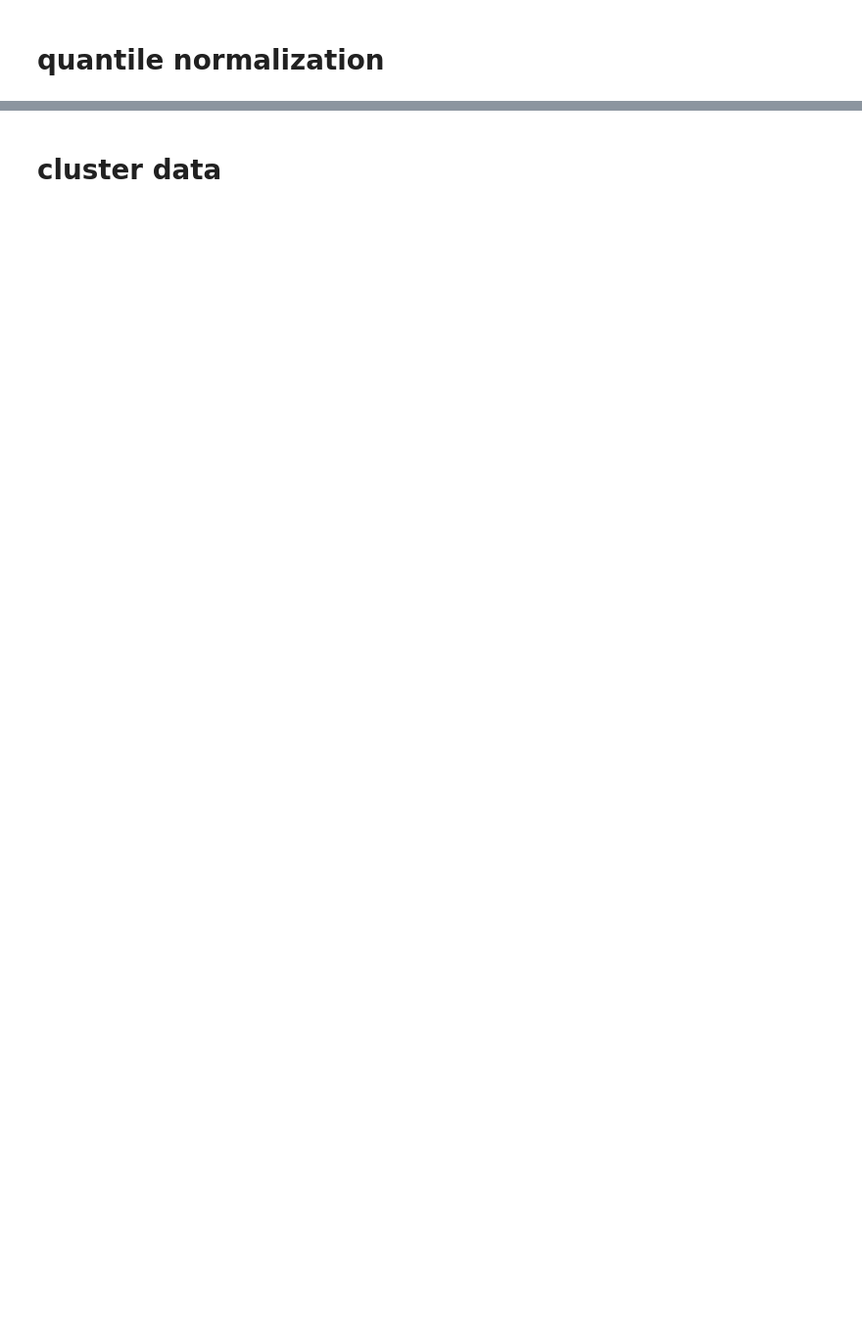
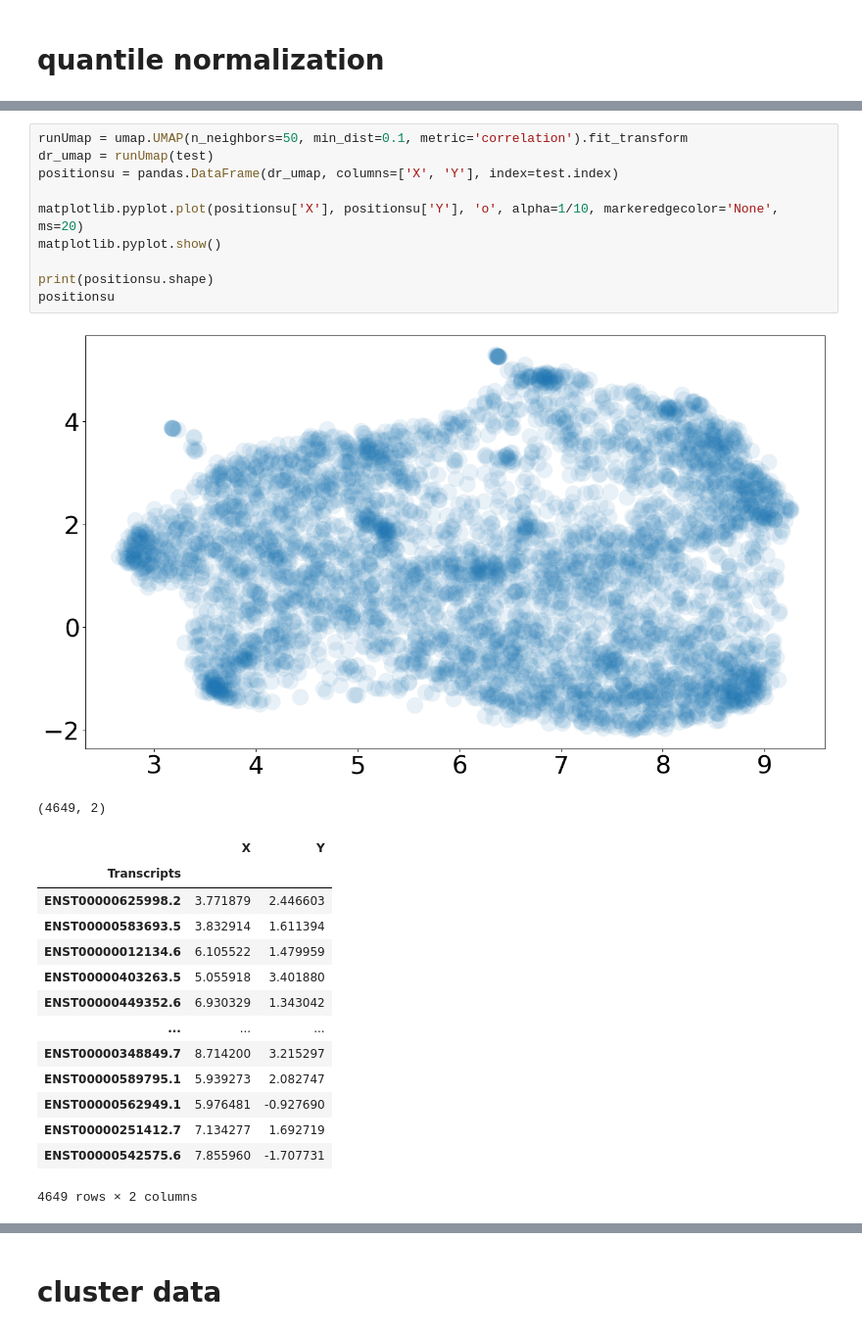
Before and after one commit to adelomana/education, a Jupyter notebook: kevin/cluster finder step 2.ipynb, the cells around one changed output, grey strips where cells are left out. Shown at 98% size. Cells and saved outputs as stored; diff of their text form; blank space fills up the shorter version.

```diff
--- a/kevin/cluster finder step 2.ipynb
+++ b/kevin/cluster finder step 2.ipynb
@@ -94,0 +244,27 @@ matplotlib.pyplot.show()
+# %%
+runUmap = umap.UMAP(n_neighbors=50, min_dist=0.1, metric='correlation').fit_transform
+dr_umap = runUmap(test)
+positionsu = pandas.DataFrame(dr_umap, columns=['X', 'Y'], index=test.index)
+
+matplotlib.pyplot.plot(positionsu['X'], positionsu['Y'], 'o', alpha=1/10, markeredgecolor='None', ms=20)
+matplotlib.pyplot.show()
+
+print(positionsu.shape)
+positionsu
+# %% [output]
+[figure, added]
+(4649, 2)
+|  | X | Y |
+| Transcripts |  |  |
+| ENST00000625998.2 | 3.771879 | 2.446603 |
+| ENST00000583693.5 | 3.832914 | 1.611394 |
+| ENST00000012134.6 | 6.105522 | 1.479959 |
+| ENST00000403263.5 | 5.055918 | 3.401880 |
+| ENST00000449352.6 | 6.930329 | 1.343042 |
+| ... | ... | ... |
+| ENST00000348849.7 | 8.714200 | 3.215297 |
+| ENST00000589795.1 | 5.939273 | 2.082747 |
+| ENST00000562949.1 | 5.976481 | -0.927690 |
+| ENST00000251412.7 | 7.134277 | 1.692719 |
+| ENST00000542575.6 | 7.855960 | -1.707731 |
+4649 rows × 2 columns
```
Also changed, not shown: parts of 21 cells of this notebook, 1 other file.
